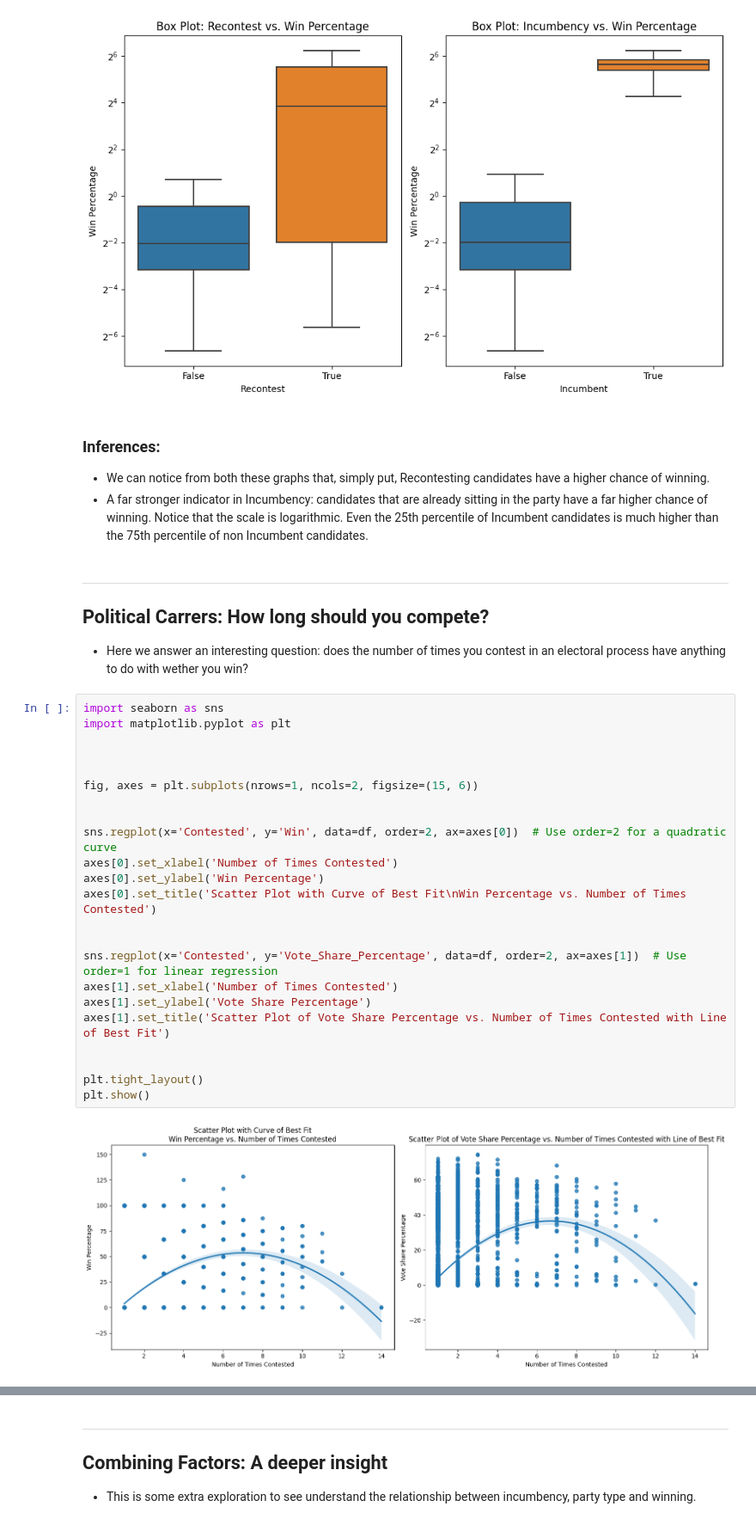
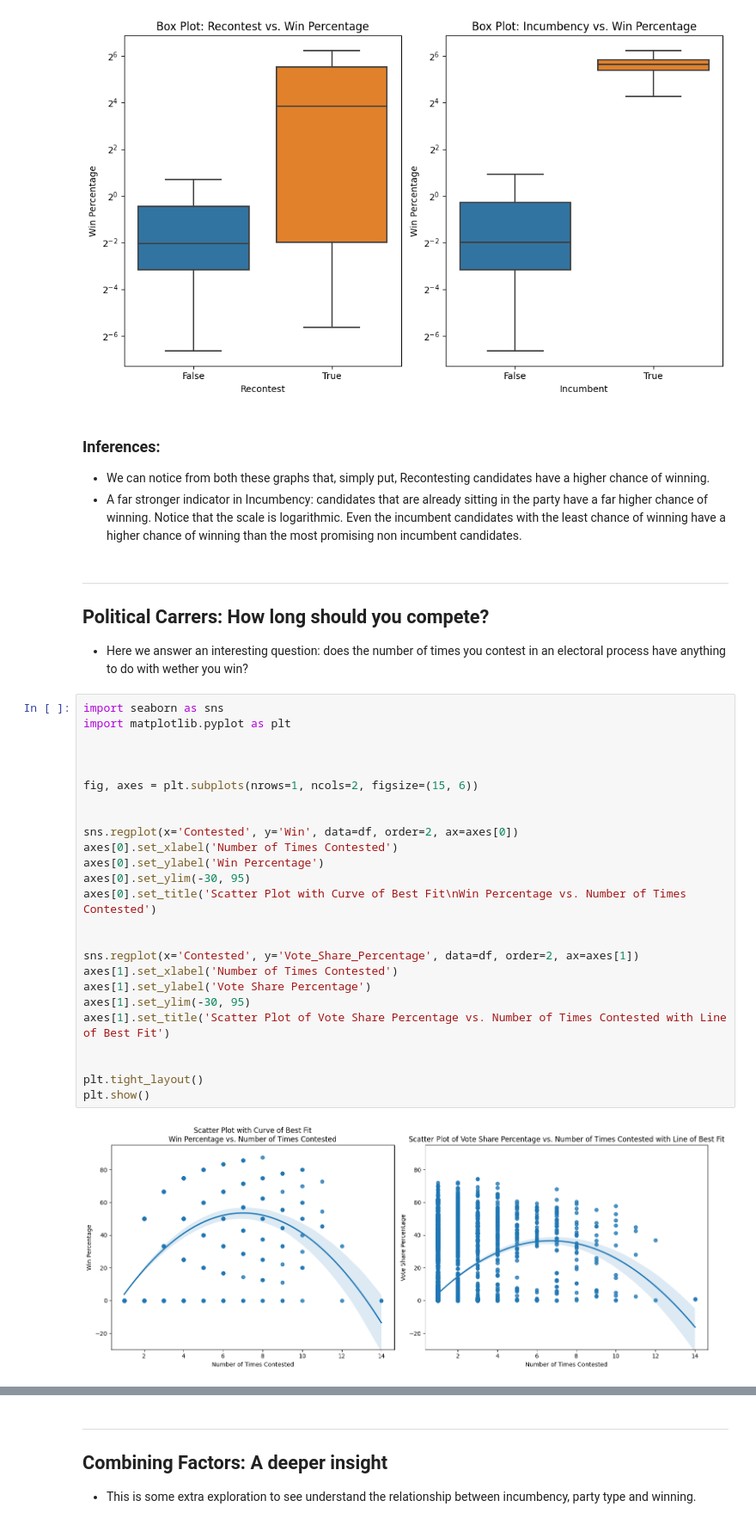
Before and after one commit to ananthmuppidi/electoral_system_analysis, a Jupyter notebook: 2_analysis/1_winning.ipynb, the cells around one changed output, grey strips where cells are left out. Shown at 86% size. Cells and saved outputs as stored; diff of their text form.

```diff
--- a/2_analysis/1_winning.ipynb
+++ b/2_analysis/1_winning.ipynb
@@ -132,7 +132,7 @@ plt.show()
 # %% [markdown]
 ### Inferences:
 - We can notice from both these graphs that, simply put, Recontesting candidates have a higher chance of winning.
-- A far stronger indicator in Incumbency: candidates that are already sitting in the party have a far higher chance of winning. Notice that the scale is logarithmic. Even the 25th percentile of Incumbent candidates is much higher than the 75th percentile of non Incumbent candidates.
+- A far stronger indicator in Incumbency: candidates that are already sitting in the party have a far higher chance of winning. Notice that the scale is logarithmic. Even the incumbent candidates with the least chance of winning have a higher chance of winning than the most promising non incumbent candidates.
 # %% [markdown]
 ___
 ## Political Carrers: How long should you compete?
@@ -140,28 +140,30 @@ ___
 # %%
 import seaborn as sns
 import matplotlib.pyplot as plt
 
 
 
 fig, axes = plt.subplots(nrows=1, ncols=2, figsize=(15, 6))
 
 
-sns.regplot(x='Contested', y='Win', data=df, order=2, ax=axes[0])  # Use order=2 for a quadratic curve
+sns.regplot(x='Contested', y='Win', data=df, order=2, ax=axes[0])
 axes[0].set_xlabel('Number of Times Contested')
 axes[0].set_ylabel('Win Percentage')
+axes[0].set_ylim(-30, 95)
 axes[0].set_title('Scatter Plot with Curve of Best Fit\nWin Percentage vs. Number of Times Contested')
 
 
-sns.regplot(x='Contested', y='Vote_Share_Percentage', data=df, order=2, ax=axes[1])  # Use order=1 for linear regression
+sns.regplot(x='Contested', y='Vote_Share_Percentage', data=df, order=2, ax=axes[1])
 axes[1].set_xlabel('Number of Times Contested')
 axes[1].set_ylabel('Vote Share Percentage')
+axes[1].set_ylim(-30, 95)
 axes[1].set_title('Scatter Plot of Vote Share Percentage vs. Number of Times Contested with Line of Best Fit')
 
 
 plt.tight_layout()
 plt.show()
 # %% [output]
-[figure, old version]
+[figure, new version]
 # %% [markdown]
 ### Inferences:
 - We see an interesting pattern emerge from these graphs: The success of a candidate steadily increases until they have contested exactly 7 times, before again reducing, and steeply falling to 0!
```
Also changed, not shown: parts of 3 cells of this notebook, 2 other files.
